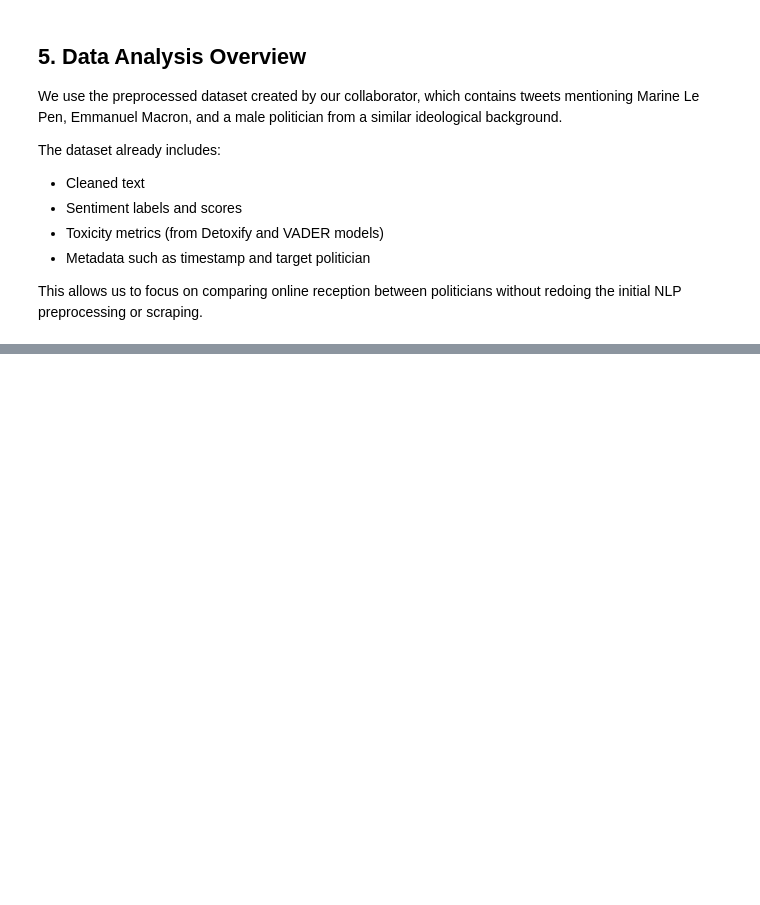
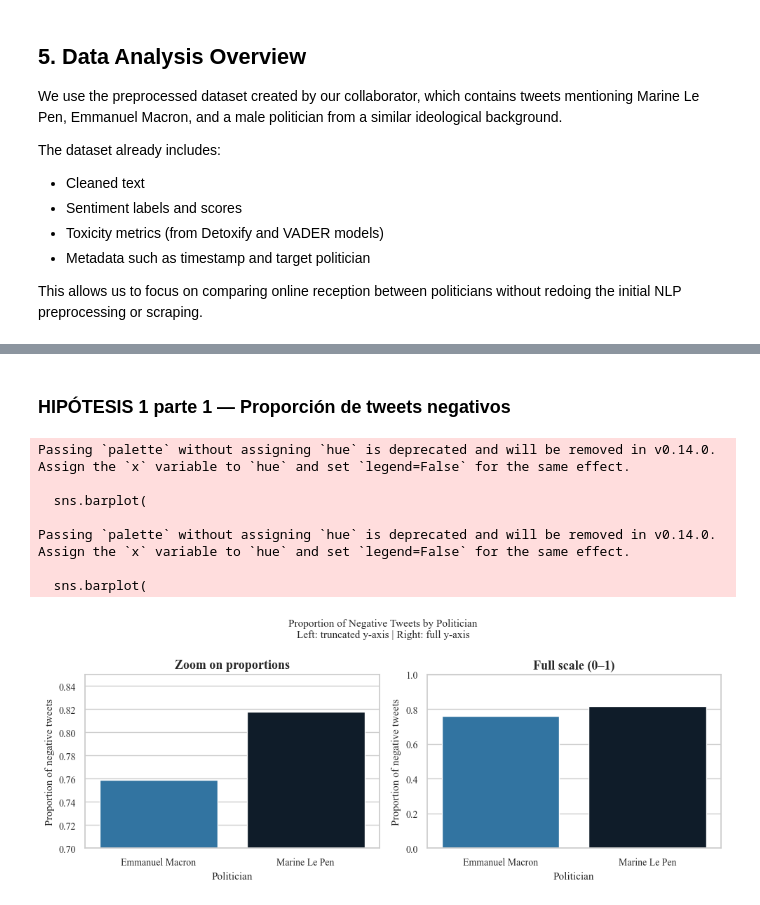
Before and after one commit to micagonzdark/ComputationalSocialSciences, a Jupyter notebook: project/data_analysis.ipynb, the cells around one changed output, grey strips where cells are left out. Cells and saved outputs as stored; diff of their text form; code cells hidden in the pictures; blank space fills up the shorter version.

Commit message:
Made the first graphics of data analysis

```diff
--- a/project/data_analysis.ipynb
+++ b/project/data_analysis.ipynb
@@ -164,0 +208,77 @@ This allows us to focus on comparing online reception between politicians withou
+# %%
+sns.set_theme(style="whitegrid")
+
+palette = {
+    'Emmanuel Macron': '#1f77b4',   # azul
+    'Marine Le Pen': '#0b1c2d'       # azul oscuro
+}
+
+
+plt.rcParams.update({
+    'font.family': 'serif',        # o 'sans-serif'
+    'font.serif': ['Times New Roman'],  # o 'DejaVu Serif'
+    'axes.titlesize': 13,
+    'axes.titleweight': 'bold',
+    'axes.labelsize': 11,
+    'axes.labelweight': 'regular',
+    'xtick.labelsize': 10,
+    'ytick.labelsize': 10,
+    'figure.titlesize': 14
+})
+# %% [markdown]
+### HIPÓTESIS 1 parte 1 — Proporción de tweets negativos
+# %%
+neg_prop = (
+    df.assign(is_negative=df['sentiment'] == 'NEGATIVE')
+      .groupby('target_politician')['is_negative']
+      .mean()
+      .reset_index()
+)
+
+neg_prop
+
+fig, axes = plt.subplots(1, 2, figsize=(10, 4), sharey=False)
+
+# --- Gráfico 1: eje truncado (zoom) ---
+sns.barplot(
+    data=neg_prop,
+    x='target_politician',
+    y='is_negative',
+    palette=palette,
+    ax=axes[0]
+)
+axes[0].set_ylim(0.70, 0.85)
+axes[0].set_title('Zoom on proportions')
+axes[0].set_ylabel('Proportion of negative tweets')
+axes[0].set_xlabel('Politician')
+
+# --- Gráfico 2: escala completa (0 a 1) ---
+sns.barplot(
+    data=neg_prop,
+    x='target_politician',
+    y='is_negative',
+    palette=palette,
+    ax=axes[1]
+)
+axes[1].set_ylim(0, 1)
+axes[1].set_title('Full scale (0–1)')
+axes[1].set_ylabel('Proportion of negative tweets')
+axes[1].set_xlabel('Politician')
+
+plt.suptitle(
+    'Proportion of Negative Tweets by Politician\n'
+    'Left: truncated y-axis | Right: full y-axis',
+    fontsize=11
+)
+
+plt.tight_layout()
+plt.show()
+# %% [output]
+Passing `palette` without assigning `hue` is deprecated and will be removed in v0.14.0. Assign the `x` variable to `hue` and set `legend=False` for the same effect.
+
+  sns.barplot(
+
+Passing `palette` without assigning `hue` is deprecated and will be removed in v0.14.0. Assign the `x` variable to `hue` and set `legend=False` for the same effect.
+
+  sns.barplot(
+[figure, added]
```
Also changed, not shown: parts of 6 cells of this notebook.
